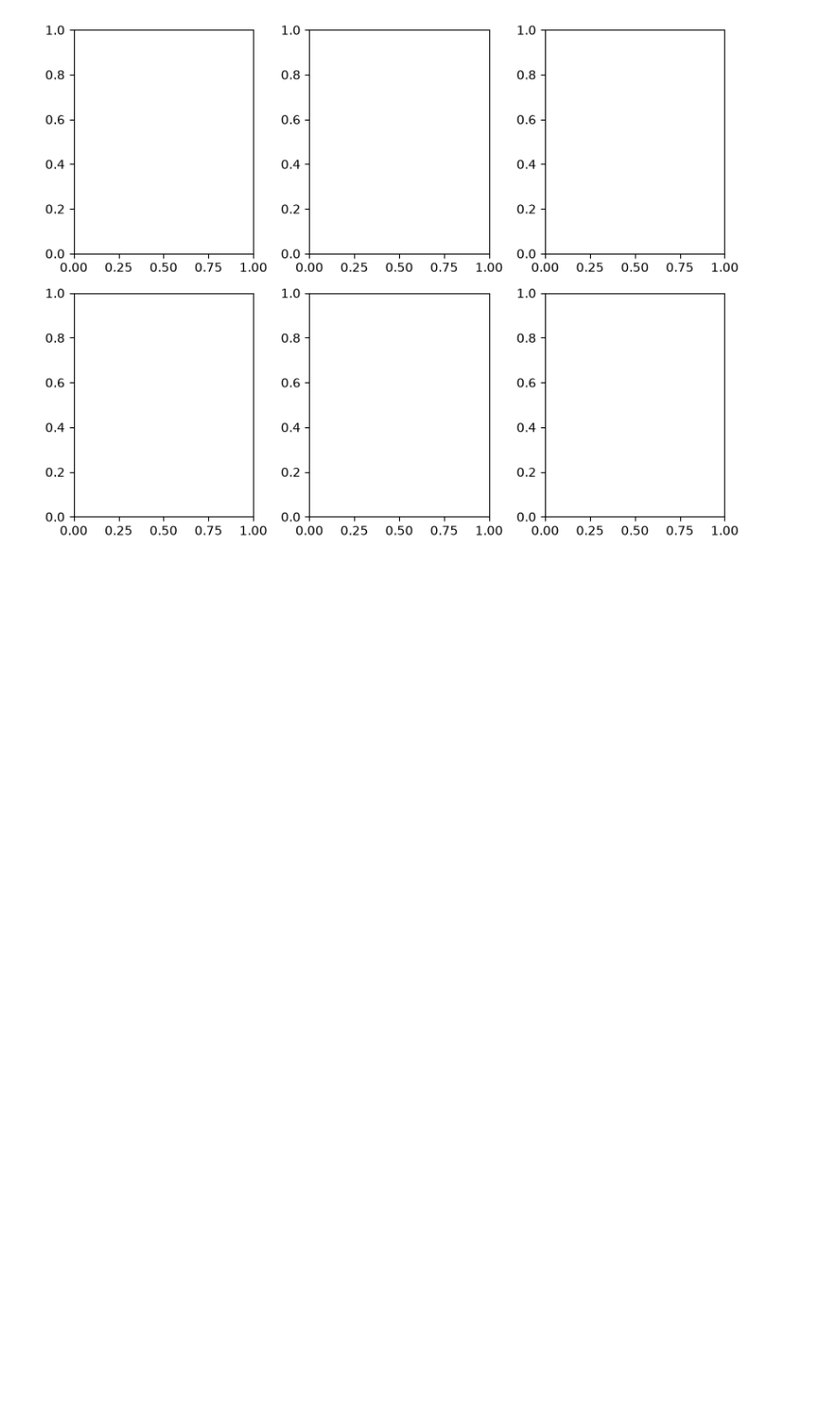
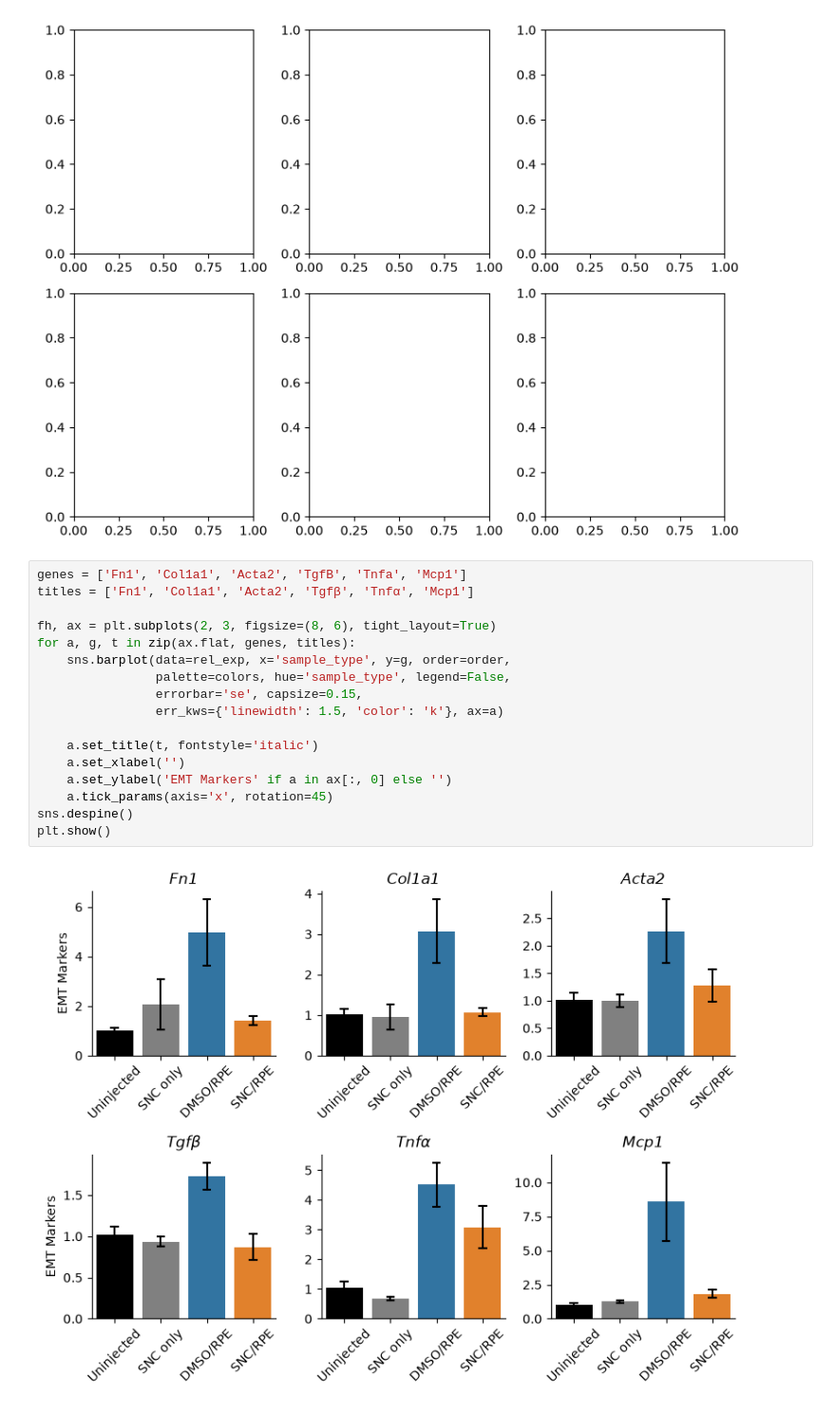
Before and after one commit to Sdivekar05/ABIO558-Shraddha, a Jupyter notebook: miniproject_1_blank.ipynb, the cells around one changed output. Shown at 95% size. Cells and saved outputs as stored; diff of their text form; blank space fills up the shorter version.

```diff
--- a/miniproject_1_blank.ipynb
+++ b/miniproject_1_blank.ipynb
@@ -169,3 +228,22 @@ To get you started I have included a subplots() call that will make the 2 x 3 gr
 fh, ax = plt.subplots(2, 3, figsize=(8, 6), tight_layout=True)
 # %% [output]
 [figure]
+# %%
+genes = ['Fn1', 'Col1a1', 'Acta2', 'TgfB', 'Tnfa', 'Mcp1']
+titles = ['Fn1', 'Col1a1', 'Acta2', 'Tgfβ', 'Tnfα', 'Mcp1']
+
+fh, ax = plt.subplots(2, 3, figsize=(8, 6), tight_layout=True)
+for a, g, t in zip(ax.flat, genes, titles):
+    sns.barplot(data=rel_exp, x='sample_type', y=g, order=order,
+                palette=colors, hue='sample_type', legend=False,
+                errorbar='se', capsize=0.15,
+                err_kws={'linewidth': 1.5, 'color': 'k'}, ax=a)
+
+    a.set_title(t, fontstyle='italic')
+    a.set_xlabel('')
+    a.set_ylabel('EMT Markers' if a in ax[:, 0] else '')
+    a.tick_params(axis='x', rotation=45)
+sns.despine()
+plt.show()
+# %% [output]
+[figure, added]
```
Also changed, not shown: parts of 5 cells of this notebook.
